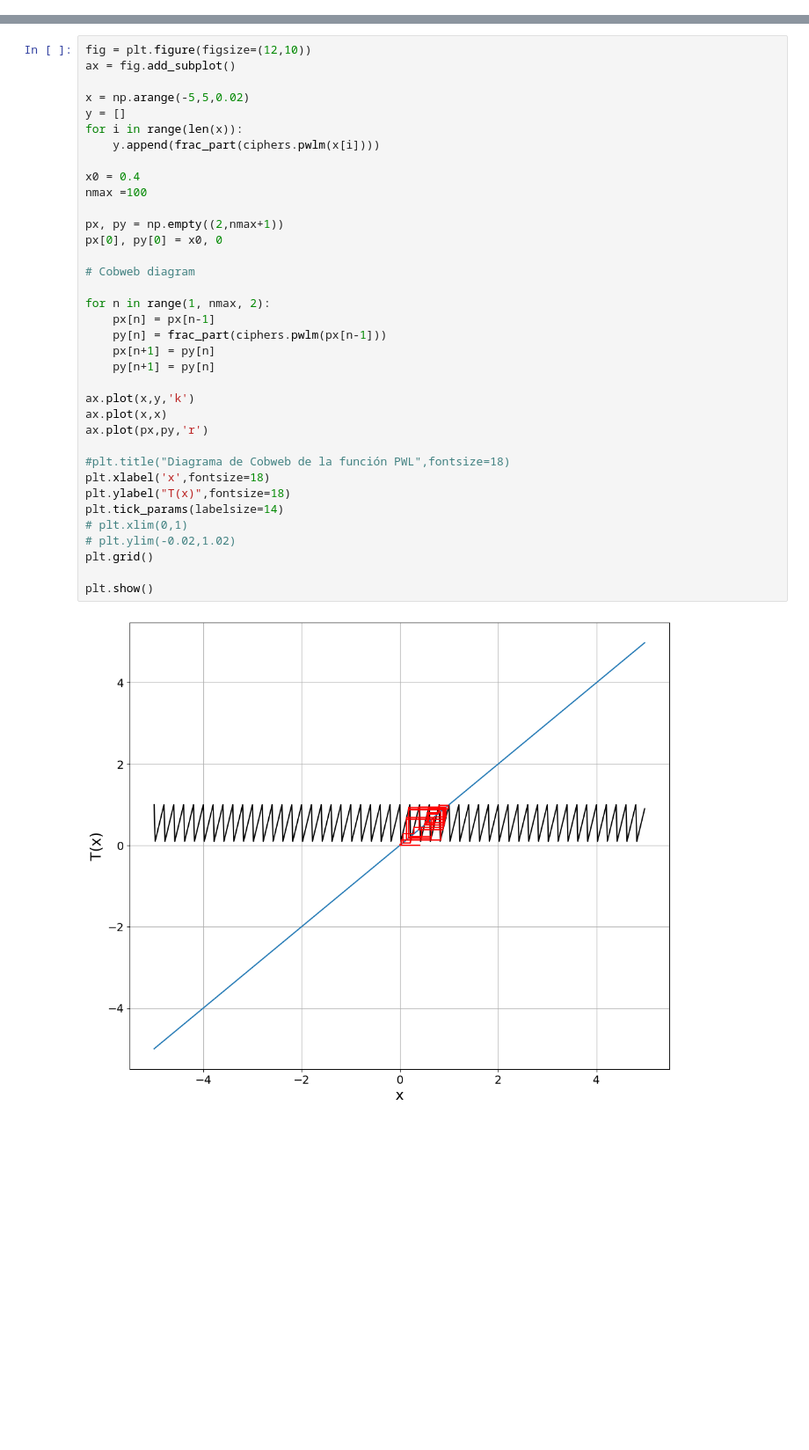
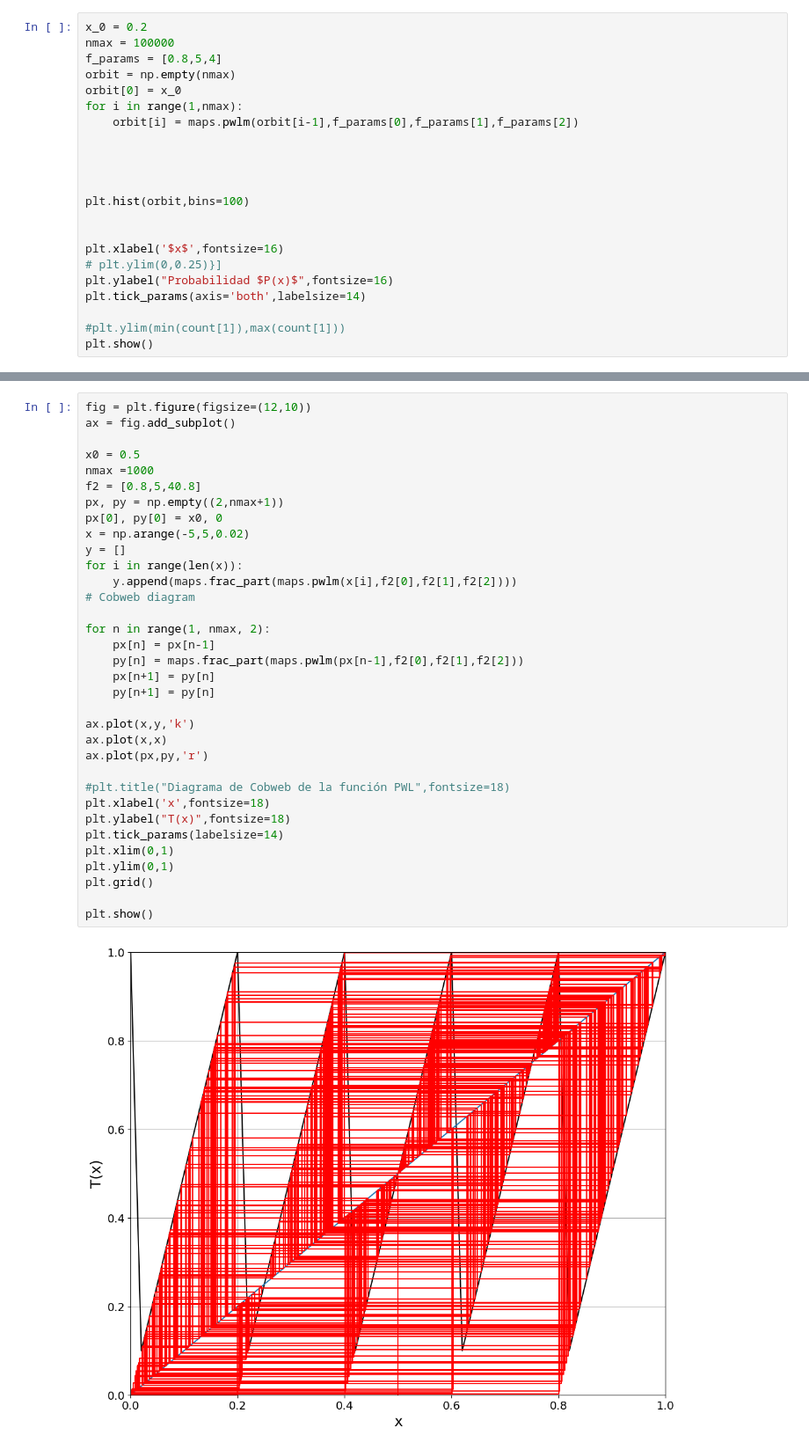
Before and after one commit to AlbertoSegura24/chaos_cryptography, a Jupyter notebook: chaos_generate.ipynb, the cells around one changed output, grey strips where cells are left out. Shown: that part at 88% size. Drawn from its saved outputs; the diff is of its cells as text; blank space fills up the shorter version.

```diff
--- a/chaos_generate.ipynb
+++ b/chaos_generate.ipynb
@@ -109,0 +45,22 @@ plt.show()
+# %%
+x_0 = 0.2
+nmax = 100000
+f_params = [0.8,5,4]
+orbit = np.empty(nmax)
+orbit[0] = x_0
+for i in range(1,nmax):
+    orbit[i] = maps.pwlm(orbit[i-1],f_params[0],f_params[1],f_params[2])
+
+
+
+
+plt.hist(orbit,bins=100)
+
+
+plt.xlabel('$x$',fontsize=16)
+# plt.ylim(0,0.25)}]
+plt.ylabel("Probabilidad $P(x)$",fontsize=16)
+plt.tick_params(axis='both',labelsize=14)
+
+#plt.ylim(min(count[1]),max(count[1]))
+plt.show()
@@ -113,41 +74,39 @@ plt.show()
 # %%
 fig = plt.figure(figsize=(12,10))
 ax = fig.add_subplot()
 
+x0 = 0.5
+nmax =1000
+f2 = [0.8,5,40.8]
+px, py = np.empty((2,nmax+1))
+px[0], py[0] = x0, 0
 x = np.arange(-5,5,0.02)
 y = []
 for i in range(len(x)):
-    y.append(frac_part(ciphers.pwlm(x[i])))
-
-x0 = 0.4
-nmax =100
-
-px, py = np.empty((2,nmax+1))
-px[0], py[0] = x0, 0
-
+    y.append(maps.frac_part(maps.pwlm(x[i],f2[0],f2[1],f2[2])))
 # Cobweb diagram
 
 for n in range(1, nmax, 2):
     px[n] = px[n-1]
-    py[n] = frac_part(ciphers.pwlm(px[n-1]))
+    py[n] = maps.frac_part(maps.pwlm(px[n-1],f2[0],f2[1],f2[2]))
     px[n+1] = py[n]
     py[n+1] = py[n]
 
 ax.plot(x,y,'k')
 ax.plot(x,x)
 ax.plot(px,py,'r')
 
 #plt.title("Diagrama de Cobweb de la función PWL",fontsize=18)
 plt.xlabel('x',fontsize=18)
 plt.ylabel("T(x)",fontsize=18)
 plt.tick_params(labelsize=14)
-# plt.xlim(0,1)
-# plt.ylim(-0.02,1.02)
+plt.xlim(0,1)
+plt.ylim(0,1)
 plt.grid()
 
 plt.show()
 # %% [output]
-[figure, old version]
+[figure, new version]
 # %%
 #PLOT X_N-1,X_N
 from random import randrange
```
Also changed, not shown: parts of 17 cells of this notebook, 2 other files.
